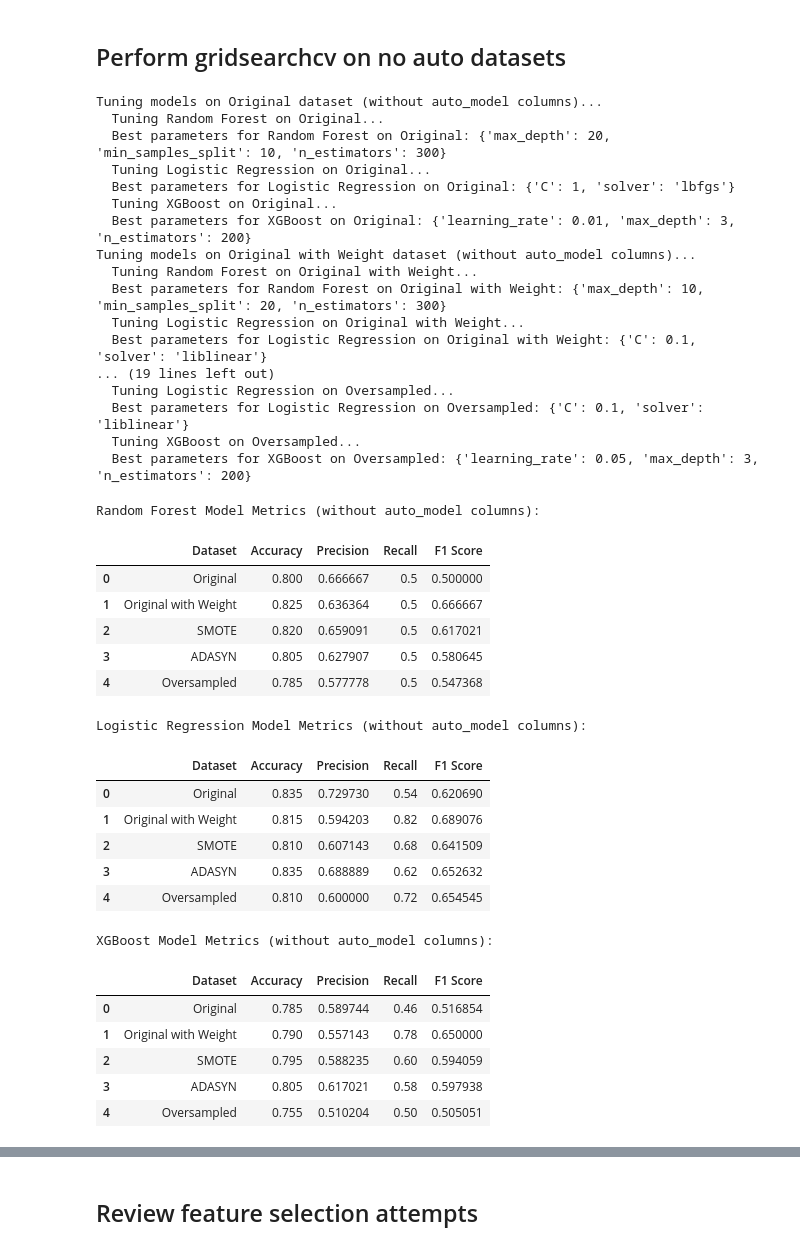
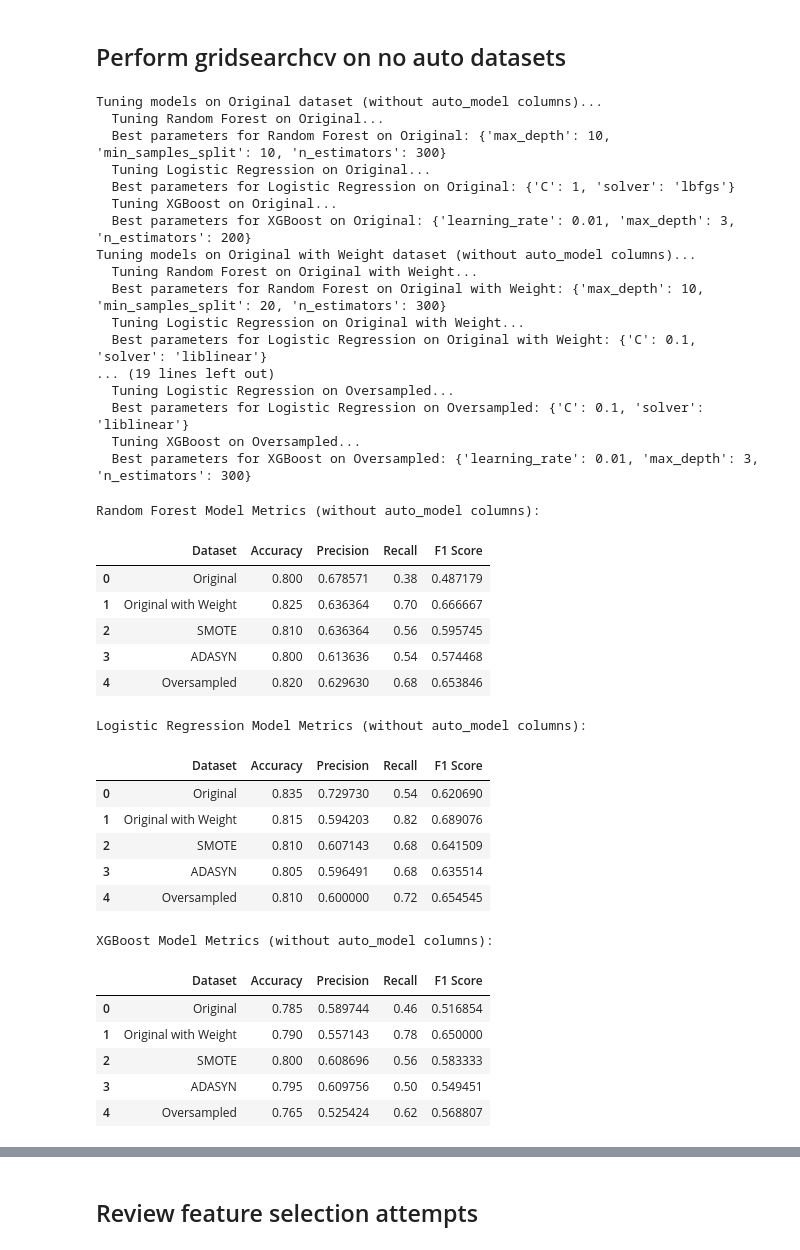
Before and after one commit to dths8/DSA4263_Vehicle-Insurance-Fraud-Detection, a Jupyter notebook: model_training/supervised_learning_models.ipynb, the cells around one changed output, grey strips where cells are left out. Drawn from its saved outputs; the diff is of its cells as text; code cells hidden in the pictures.

```diff
--- a/model_training/supervised_learning_models.ipynb
+++ b/model_training/supervised_learning_models.ipynb
@@ -264,7 +264,7 @@ for i in range(len(datasets)):
     else:
         rf_model = RandomForestClassifier(random_state=4263)
 
-    grid_search_rf = GridSearchCV(estimator=rf_model, param_grid=param_grid_rf, scoring='f1', cv=10, n_jobs=-1)
+    grid_search_rf = GridSearchCV(estimator=rf_model, param_grid=param_grid_rf, scoring='f1', cv=5, n_jobs=-1)
     grid_search_rf.fit(X_train, y_train)
     best_rf_models.append(grid_search_rf.best_estimator_)
     print(f"Best parameters for Random Forest on {dataset_names[i]}: {grid_search_rf.best_params_}")
@@ -278,7 +278,7 @@ for i in range(len(datasets)):
     else:
         logit_model = LogisticRegression(random_state=4263, max_iter=1000)
 
-    grid_search_logit = GridSearchCV(estimator=logit_model, param_grid=param_grid_logit, scoring='f1', cv=10, n_jobs=-1)
+    grid_search_logit = GridSearchCV(estimator=logit_model, param_grid=param_grid_logit, scoring='f1', cv=5, n_jobs=-1)
     grid_search_logit.fit(X_train, y_train)
     best_logit_models.append(grid_search_logit.best_estimator_)
     print(f"Best parameters for Logistic Regression on {dataset_names[i]}: {grid_search_logit.best_params_}")
@@ -292,7 +292,7 @@ for i in range(len(datasets)):
     else:
         xgb_model = xgb.XGBClassifier(random_state=4263)
 
-    grid_search_xgb = GridSearchCV(estimator=xgb_model, param_grid=param_grid_xgb, scoring='f1', cv=10, n_jobs=-1)
+    grid_search_xgb = GridSearchCV(estimator=xgb_model, param_grid=param_grid_xgb, scoring='f1', cv=5, n_jobs=-1)
     grid_search_xgb.fit(X_train, y_train)
     best_xgb_models.append(grid_search_xgb.best_estimator_)
     print(f"Best parameters for XGBoost on {dataset_names[i]}: {grid_search_xgb.best_params_}")
@@ -456,9 +456,9 @@ for i in range(len(datasets_no_auto)):
 
     # rf
     print(f"  Training Random Forest on {dataset_names[i]}...")
-    if datasets_no_auto[i] is df_original_with_weight:
+    if datasets_no_auto[i] is df_no_auto_original_with_weight:
         rf_model_no_auto = RandomForestClassifier(random_state=4263, class_weight=class_weight_dict_original)
-    elif datasets_no_auto[i] is df_weighted:
+    elif datasets_no_auto[i] is df_no_auto_oversampled:
         rf_model_no_auto = RandomForestClassifier(random_state=4263, class_weight=class_weight_dict_oversampled)
     else:
         rf_model_no_auto = RandomForestClassifier(random_state=4263)
@@ -467,9 +467,9 @@ for i in range(len(datasets_no_auto)):
 
     # lr
     print(f"  Training Logistic Regression on {dataset_names[i]}...")
-    if datasets_no_auto[i] is df_original_with_weight:
+    if datasets_no_auto[i] is df_no_auto_original_with_weight:
         logit_model_no_auto = LogisticRegression(random_state=4263, class_weight=class_weight_dict_original, max_iter=1000)
-    elif datasets_no_auto[i] is df_weighted:
+    elif datasets_no_auto[i] is df_no_auto_oversampled:
         logit_model_no_auto = LogisticRegression(random_state=4263, class_weight=class_weight_dict_oversampled, max_iter=1000)
     else:
         logit_model_no_auto = LogisticRegression(random_state=4263, max_iter=1000)
@@ -478,9 +478,9 @@ for i in range(len(datasets_no_auto)):
 
     # XGB
     print(f"  Training XGBoost on {dataset_names[i]}...")
-    if datasets_no_auto[i] is df_original_with_weight:
+    if datasets_no_auto[i] is df_no_auto_original_with_weight:
         xgb_model_no_auto = xgb.XGBClassifier(random_state=4263, scale_pos_weight = scale_pos_weight_original)
-    elif datasets_no_auto[i] is df_weighted:
+    elif datasets_no_auto[i] is df_no_auto_oversampled:
         xgb_model_no_auto = xgb.XGBClassifier(random_state=4263, scale_pos_weight = scale_pos_weight_weighted)
     else:
         xgb_model_no_auto = xgb.XGBClassifier(random_state=4263)
@@ -687,7 +685,7 @@ for i in range(len(datasets_no_auto)):
     else:
         rf_model_no_auto = RandomForestClassifier(random_state=4263)
 
-    grid_search_rf_no_auto = GridSearchCV(estimator=rf_model_no_auto, param_grid=param_grid_rf_tuned, scoring='f1', cv=10, n_jobs=-1)
+    grid_search_rf_no_auto = GridSearchCV(estimator=rf_model_no_auto, param_grid=param_grid_rf_tuned, scoring='f1', cv=5, n_jobs=-1)
     grid_search_rf_no_auto.fit(X_train, y_train)
     best_rf_no_auto_models.append(grid_search_rf_no_auto.best_estimator_)
     print(f"  Best parameters for Random Forest on {dataset_names[i]}: {grid_search_rf_no_auto.best_params_}")
@@ -701,7 +699,7 @@ for i in range(len(datasets_no_auto)):
     else:
         logit_model_no_auto = LogisticRegression(random_state=4263, max_iter=1000)
 
-    grid_search_logit_no_auto = GridSearchCV(estimator=logit_model_no_auto, param_grid=param_grid_logit_tuned, scoring='f1', cv=10, n_jobs=-1)
+    grid_search_logit_no_auto = GridSearchCV(estimator=logit_model_no_auto, param_grid=param_grid_logit_tuned, scoring='f1', cv=5, n_jobs=-1)
     grid_search_logit_no_auto.fit(X_train, y_train)
     best_logit_no_auto_models.append(grid_search_logit_no_auto.best_estimator_)
     print(f"  Best parameters for Logistic Regression on {dataset_names[i]}: {grid_search_logit_no_auto.best_params_}")
@@ -715,14 +713,14 @@ for i in range(len(datasets_no_auto)):
     else:
         xgb_model_no_auto = xgb.XGBClassifier(random_state=4263)
 
-    grid_search_xgb_no_auto = GridSearchCV(estimator=xgb_model_no_auto, param_grid=param_grid_xgb_tuned, scoring='f1', cv=10, n_jobs=-1)
+    grid_search_xgb_no_auto = GridSearchCV(estimator=xgb_model_no_auto, param_grid=param_grid_xgb_tuned, scoring='f1', cv=5, n_jobs=-1)
     grid_search_xgb_no_auto.fit(X_train, y_train)
     best_xgb_no_auto_models.append(grid_search_xgb_no_auto.best_estimator_)
     print(f"  Best parameters for XGBoost on {dataset_names[i]}: {grid_search_xgb_no_auto.best_params_}")
 # %% [output]
 Tuning models on Original dataset (without auto_model columns)...
   Tuning Random Forest on Original...
-  Best parameters for Random Forest on Original: {'max_depth': 20, 'min_samples_split': 10, 'n_estimators': 300}
+  Best parameters for Random Forest on Original: {'max_depth': 10, 'min_samples_split': 10, 'n_estimators': 300}
   Tuning Logistic Regression on Original...
   Best parameters for Logistic Regression on Original: {'C': 1, 'solver': 'lbfgs'}
   Tuning XGBoost on Original...
@@ -736,7 +734,7 @@ Tuning models on Original with Weight dataset (without auto_model columns)...
   Tuning Logistic Regression on Oversampled...
   Best parameters for Logistic Regression on Oversampled: {'C': 0.1, 'solver': 'liblinear'}
   Tuning XGBoost on Oversampled...
-  Best parameters for XGBoost on Oversampled: {'learning_rate': 0.05, 'max_depth': 3, 'n_estimators': 200}
+  Best parameters for XGBoost on Oversampled: {'learning_rate': 0.01, 'max_depth': 3, 'n_estimators': 300}
 # %%
 # test the best hyperparamters models on the non-auto datasets
 rf_no_auto_tuned_accuracy = []
@@ -761,7 +759,7 @@ for i in range(len(best_rf_no_auto_models)):
   y_pred_rf_no_auto_tuned = best_rf_no_auto_models[i].predict(x_test_no_auto)
   rf_no_auto_tuned_accuracy.append(accuracy_score(y_test_no_auto, y_pred_rf_no_auto_tuned))
   rf_no_auto_tuned_precision.append(precision_score(y_test_no_auto, y_pred_rf_no_auto_tuned))
-  rf_no_auto_tuned_recall.append(recall_score(y_test_no_auto, y_pred_rf))
+  rf_no_auto_tuned_recall.append(recall_score(y_test_no_auto, y_pred_rf_no_auto_tuned))
   rf_no_auto_tuned_f1.append(f1_score(y_test_no_auto, y_pred_rf_no_auto_tuned))
 
   y_pred_logit_no_auto_tuned = best_logit_no_auto_models[i].predict(x_test_no_auto)
@@ -784,52 +782,52 @@ rf_no_auto_tuned_metrics_df = pd.DataFrame({
     'F1 Score': rf_no_auto_tuned_f1
 })
 
 logit_no_auto_tuned_metrics_df = pd.DataFrame({
     'Dataset': dataset_names,
     'Accuracy': logit_no_auto_tuned_accuracy,
     'Precision': logit_no_auto_tuned_precision,
     'Recall': logit_no_auto_tuned_recall,
     'F1 Score': logit_no_auto_tuned_f1
 })
 
 xgb_no_auto_tuned_metrics_df = pd.DataFrame({
     'Dataset': dataset_names,
     'Accuracy': xgb_no_auto_tuned_accuracy,
     'Precision': xgb_no_auto_tuned_precision,
     'Recall': xgb_no_auto_tuned_recall,
     'F1 Score': xgb_no_auto_tuned_f1
 })
 
 print("Random Forest Model Metrics (without auto_model columns):")
 display(rf_no_auto_tuned_metrics_df)
 
 print("\nLogistic Regression Model Metrics (without auto_model columns):")
 display(logit_no_auto_tuned_metrics_df)
 
 print("\nXGBoost Model Metrics (without auto_model columns):")
 display(xgb_no_auto_tuned_metrics_df)
 # %% [output]
 Random Forest Model Metrics (without auto_model columns):
 |  | Dataset | Accuracy | Precision | Recall | F1 Score |
-| 0 | Original | 0.800 | 0.666667 | 0.5 | 0.500000 |
-| 1 | Original with Weight | 0.825 | 0.636364 | 0.5 | 0.666667 |
-| 2 | SMOTE | 0.820 | 0.659091 | 0.5 | 0.617021 |
-| 3 | ADASYN | 0.805 | 0.627907 | 0.5 | 0.580645 |
-| 4 | Oversampled | 0.785 | 0.577778 | 0.5 | 0.547368 |
+| 0 | Original | 0.800 | 0.678571 | 0.38 | 0.487179 |
+| 1 | Original with Weight | 0.825 | 0.636364 | 0.70 | 0.666667 |
+| 2 | SMOTE | 0.810 | 0.636364 | 0.56 | 0.595745 |
+| 3 | ADASYN | 0.800 | 0.613636 | 0.54 | 0.574468 |
+| 4 | Oversampled | 0.820 | 0.629630 | 0.68 | 0.653846 |
 Logistic Regression Model Metrics (without auto_model columns):
 |  | Dataset | Accuracy | Precision | Recall | F1 Score |
 | 0 | Original | 0.835 | 0.729730 | 0.54 | 0.620690 |
 | 1 | Original with Weight | 0.815 | 0.594203 | 0.82 | 0.689076 |
 | 2 | SMOTE | 0.810 | 0.607143 | 0.68 | 0.641509 |
-| 3 | ADASYN | 0.835 | 0.688889 | 0.62 | 0.652632 |
+| 3 | ADASYN | 0.805 | 0.596491 | 0.68 | 0.635514 |
 | 4 | Oversampled | 0.810 | 0.600000 | 0.72 | 0.654545 |
 XGBoost Model Metrics (without auto_model columns):
 |  | Dataset | Accuracy | Precision | Recall | F1 Score |
 | 0 | Original | 0.785 | 0.589744 | 0.46 | 0.516854 |
 | 1 | Original with Weight | 0.790 | 0.557143 | 0.78 | 0.650000 |
-| 2 | SMOTE | 0.795 | 0.588235 | 0.60 | 0.594059 |
-| 3 | ADASYN | 0.805 | 0.617021 | 0.58 | 0.597938 |
-| 4 | Oversampled | 0.755 | 0.510204 | 0.50 | 0.505051 |
+| 2 | SMOTE | 0.800 | 0.608696 | 0.56 | 0.583333 |
+| 3 | ADASYN | 0.795 | 0.609756 | 0.50 | 0.549451 |
+| 4 | Oversampled | 0.765 | 0.525424 | 0.62 | 0.568807 |
 # %%
 # comparison of the 3 models in one table
 models_comparison = pd.DataFrame({
```
Also changed, not shown: parts of 27 cells of this notebook, 3 other files.
